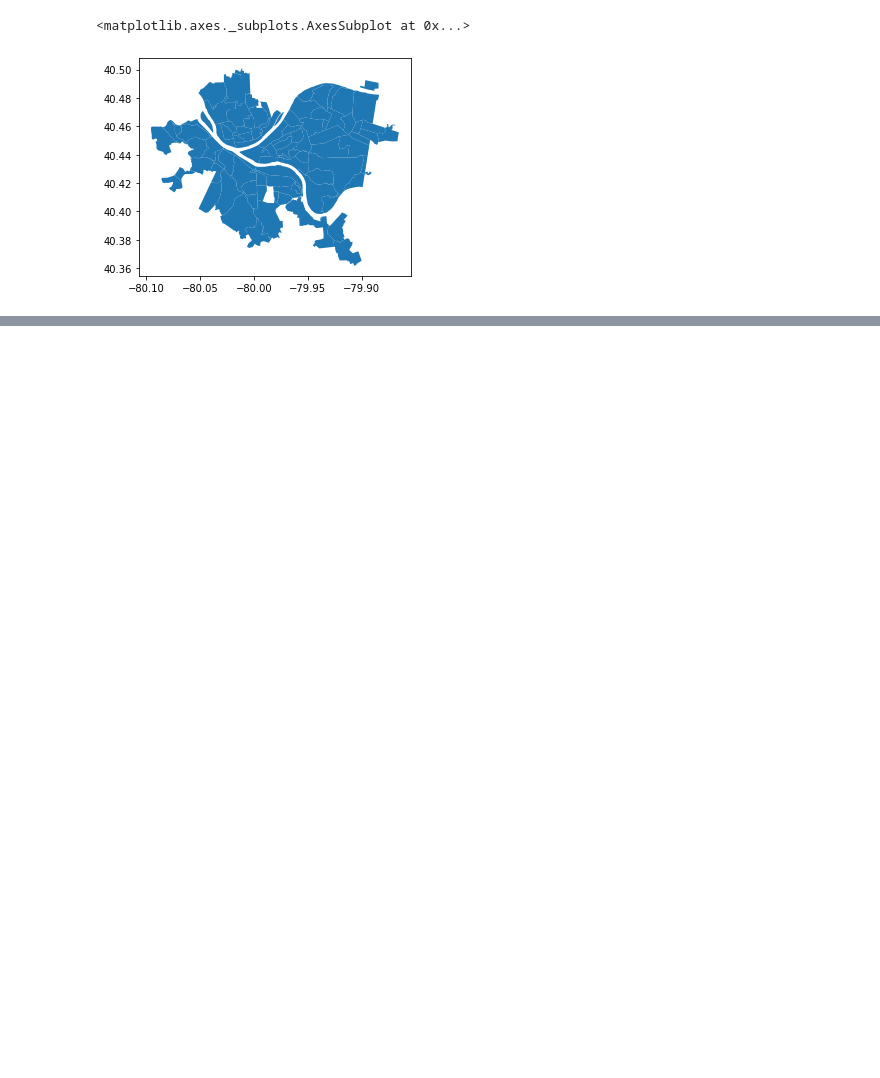
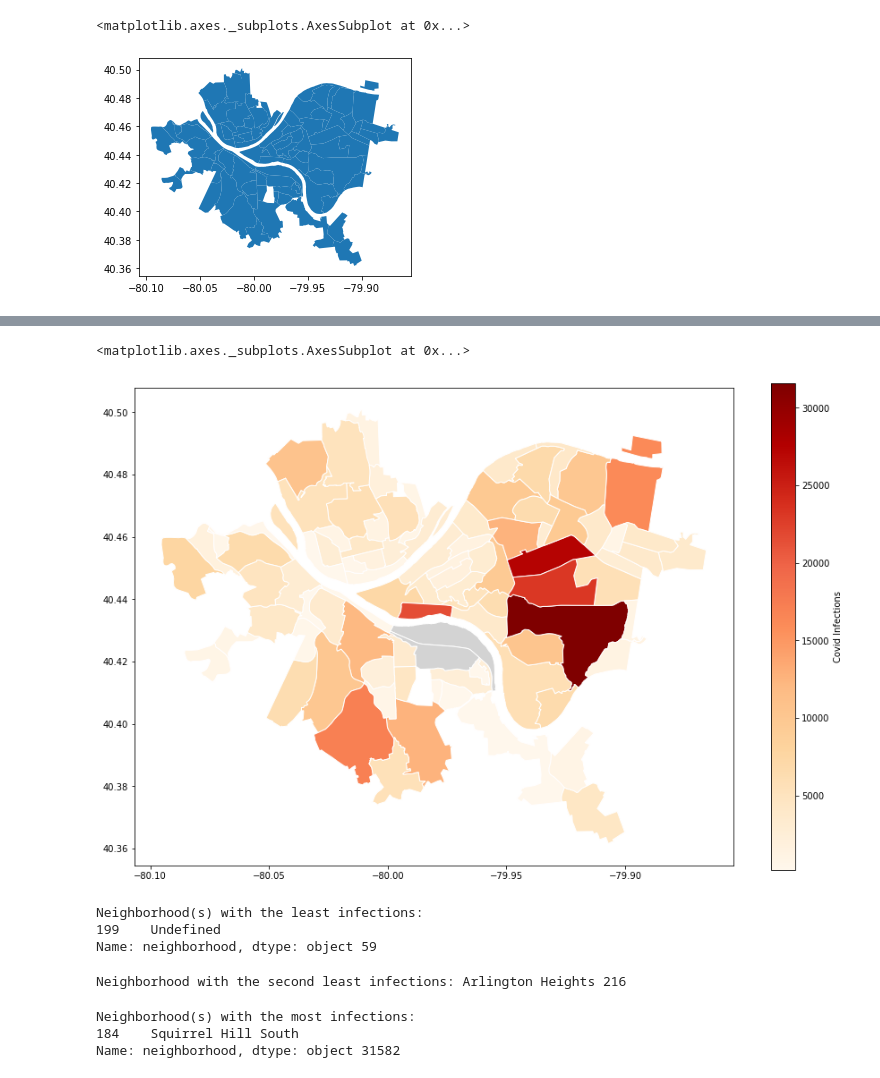
Before and after one commit to AbdulrehmanKhan05/Final-Project, a Jupyter notebook: covid.ipynb, the cells around one changed output, grey strips where cells are left out. Saved outputs shown, nothing was run; the diff lists cells and outputs as text; code cells hidden in the pictures; blank space fills up the shorter version.

```diff
--- a/covid.ipynb
+++ b/covid.ipynb
@@ -61,0 +125,44 @@ covid_map.plot(column='infections')
+# %%
+covid_map.plot(column='infections', # set the data to be used for coloring
+               cmap='OrRd',              # choose a color palette
+               edgecolor="white",        # outline the districts in white
+               legend=True,              # show the legend
+               legend_kwds={'label': "Covid Infections"}, # label the legend
+               figsize=(15, 10),         # set the size
+               missing_kwds={"color": "lightgrey"} # set disctricts with no data to gray
+               )
+# %% [output]
+<matplotlib.axes._subplots.AxesSubplot at 0x...>
+[figure, added]
+# %%
+min_infections = covid['infections'].min()
+#print(min_infections)
+neighborhoods_with_least_infections = covid[covid['infections'] == min_infections]['neighborhood']
+print("Neighborhood(s) with the least infections:")
+print(neighborhoods_with_least_infections, min_infections)
+# %% [output]
+Neighborhood(s) with the least infections:
+199    Undefined
+Name: neighborhood, dtype: object 59
+# %%
+sorted_covid = covid.sort_values(by='infections')
+
+# Get the second row (index 1) from the sorted DataFrame
+second_least_infections_row = sorted_covid.iloc[1]
+
+# Extract the neighborhood name from the second row
+neighborhood_second_least_infections = second_least_infections_row['neighborhood']
+num_neighborhood_second_least_infections = second_least_infections_row['infections']
+print("Neighborhood with the second least infections:", neighborhood_second_least_infections, num_neighborhood_second_least_infections)
+# %% [output]
+Neighborhood with the second least infections: Arlington Heights 216
+# %%
+max_infections = covid['infections'].max()
+#print(min_infections)
+neighborhoods_with_most_infections = covid[covid['infections'] == max_infections]['neighborhood']
+print("Neighborhood(s) with the most infections:")
+print(neighborhoods_with_most_infections, max_infections)
+# %% [output]
+Neighborhood(s) with the most infections:
+184    Squirrel Hill South
+Name: neighborhood, dtype: object 31582
```
Also changed, not shown: parts of 9 cells of this notebook, 1 other file.
